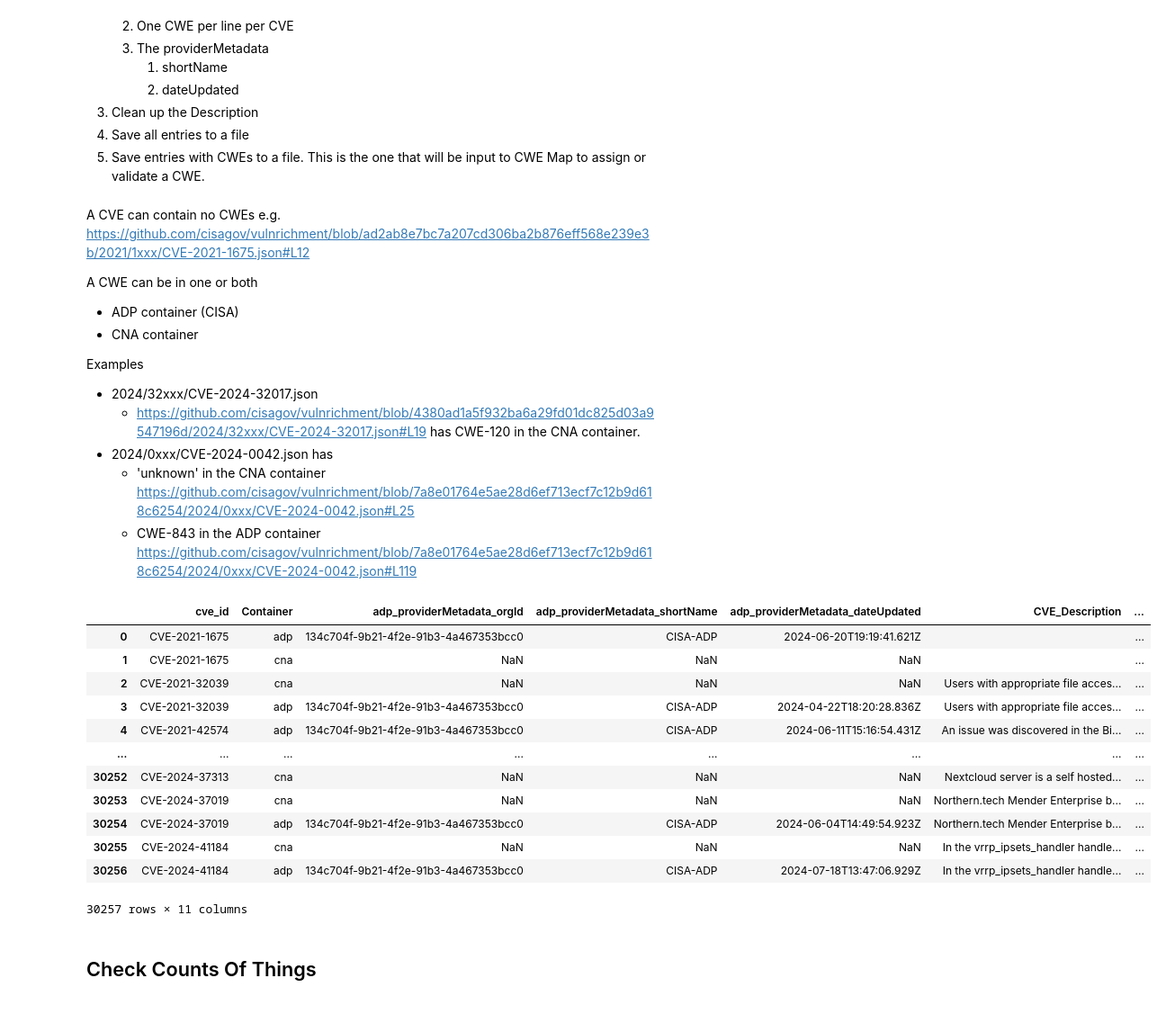
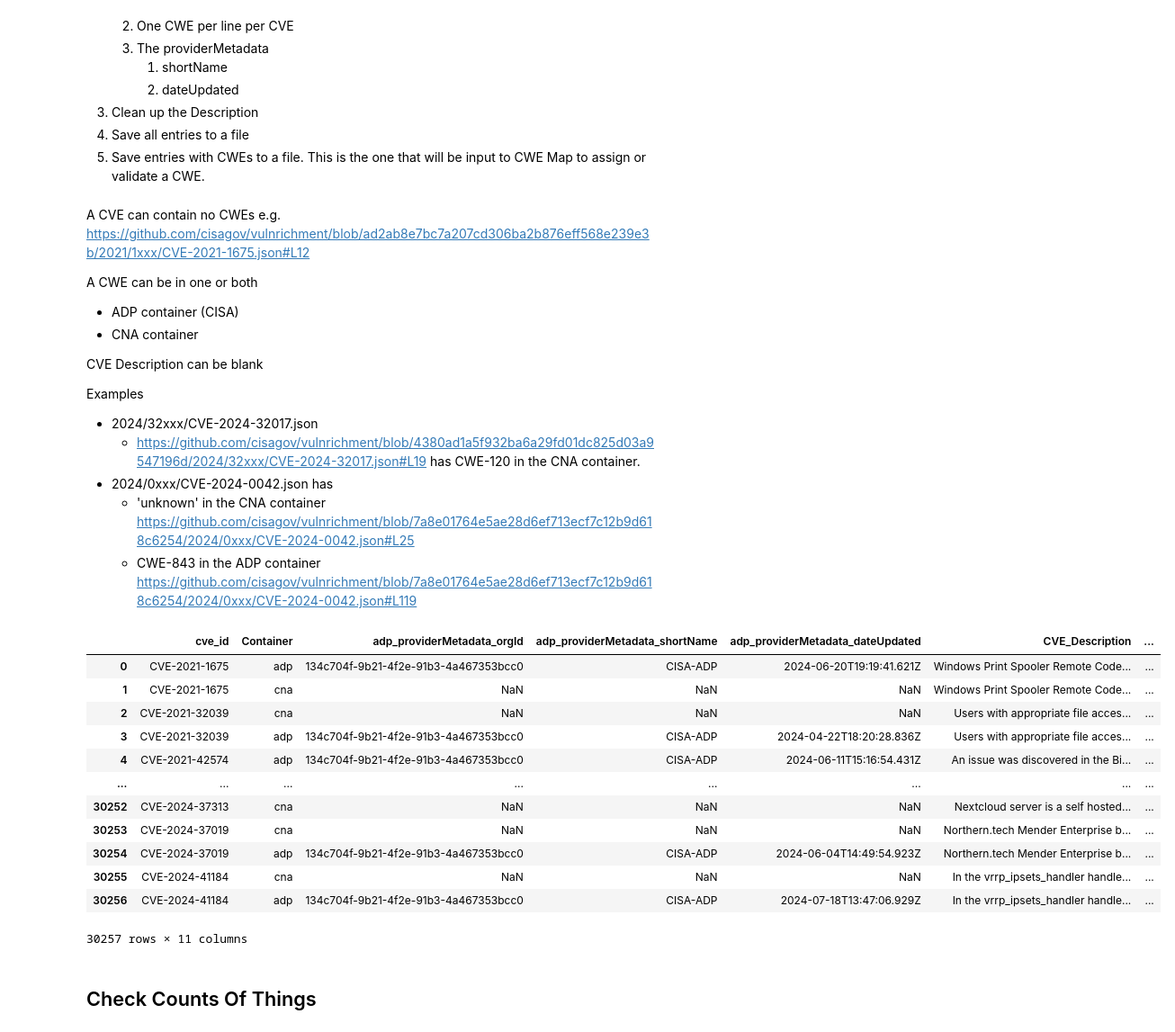
Before and after one commit to CyberSecAI/CWEMap, a Jupyter notebook: vulnrichment_cwe.ipynb, the cells around one changed output. Shown at 90% size. Saved outputs shown, nothing was run; the diff lists cells and outputs as text; code cells hidden in the pictures.

```diff
--- a/vulnrichment_cwe.ipynb
+++ b/vulnrichment_cwe.ipynb
@@ -20,6 +20,8 @@ A CWE can be in one or both
 * ADP container (CISA)
 * CNA container
 
+CVE Description can be blank
+
 Examples
 * 2024/32xxx/CVE-2024-32017.json
     * https://github.com/cisagov/vulnrichment/blob/4380ad1a5f932ba6a29fd01dc825d03a9547196d/2024/32xxx/CVE-2024-32017.json#L19 has CWE-120 in the CNA container.
@@ -107,11 +109,11 @@ def extract_cwe_info(container_data, filename, container_name):
 
     return cwe_info
 
-
-def get_cve_description(container_data):
+#language can be en', en-US', "de",...
+def extract_cve_description(container_data):
     descriptions = container_data.get('descriptions', []) if isinstance(container_data, dict) else container_data
     for desc in descriptions:
-        if desc.get('lang') == 'en':
+        if desc.get('lang'):
             return desc.get('value', '')
     return ''
 
@@ -144,35 +146,35 @@ def clean_unicode(text):
 
     # Replace special spaces and dashes with their ASCII equivalents
     text = text.replace('\u00A0', ' ')  # Non-breaking space
     text = text.replace('\u2013', '-')  # En dash
     text = text.replace('\u2014', '-')  # Em dash
 
     # Remove other potentially problematic characters
     text = re.sub(r'[^\x00-\x7F]+', '', text)
 
     return text
 
 cwe_info_list = extract_cwe_info_from_directory(root_directory)
 
 # Convert the list of dictionaries to a DataFrame and save it as a CSV file
 df = pd.DataFrame(cwe_info_list)
 
 
 
 # Apply text cleaning to all string columns
 for column in df.columns:
     if df[column].dtype == 'object':
         df[column] = df[column].apply(lambda x: clean_unicode(escape_newlines(x)))
 
 
 # Save as CSV file with proper quoting
 df.to_csv(output_file_path, index=False,quoting=csv.QUOTE_ALL, escapechar='\\') # safe CSV
 
 df
 # %% [output]
 |  | cve_id | Container | adp_providerMetadata_orgId | adp_providerMetadata_shortName | adp_providerMetadata_dateUpdated | CVE_Description | ... |
-| 0 | CVE-2021-1675 | adp | 134c704f-9b21-4f2e-91b3-4a467353bcc0 | CISA-ADP | 2024-06-20T19:19:41.621Z |  | ... |
-| 1 | CVE-2021-1675 | cna | NaN | NaN | NaN |  | ... |
+| 0 | CVE-2021-1675 | adp | 134c704f-9b21-4f2e-91b3-4a467353bcc0 | CISA-ADP | 2024-06-20T19:19:41.621Z | Windows Print Spooler Remote Code... | ... |
+| 1 | CVE-2021-1675 | cna | NaN | NaN | NaN | Windows Print Spooler Remote Code... | ... |
 | 2 | CVE-2021-32039 | cna | NaN | NaN | NaN | Users with appropriate file acces... | ... |
 | 3 | CVE-2021-32039 | adp | 134c704f-9b21-4f2e-91b3-4a467353bcc0 | CISA-ADP | 2024-04-22T18:20:28.836Z | Users with appropriate file acces... | ... |
 | 4 | CVE-2021-42574 | adp | 134c704f-9b21-4f2e-91b3-4a467353bcc0 | CISA-ADP | 2024-06-11T15:16:54.431Z | An issue was discovered in the Bi... | ... |
```
Also changed, not shown: parts of 4 cells of this notebook, 6 other files.
